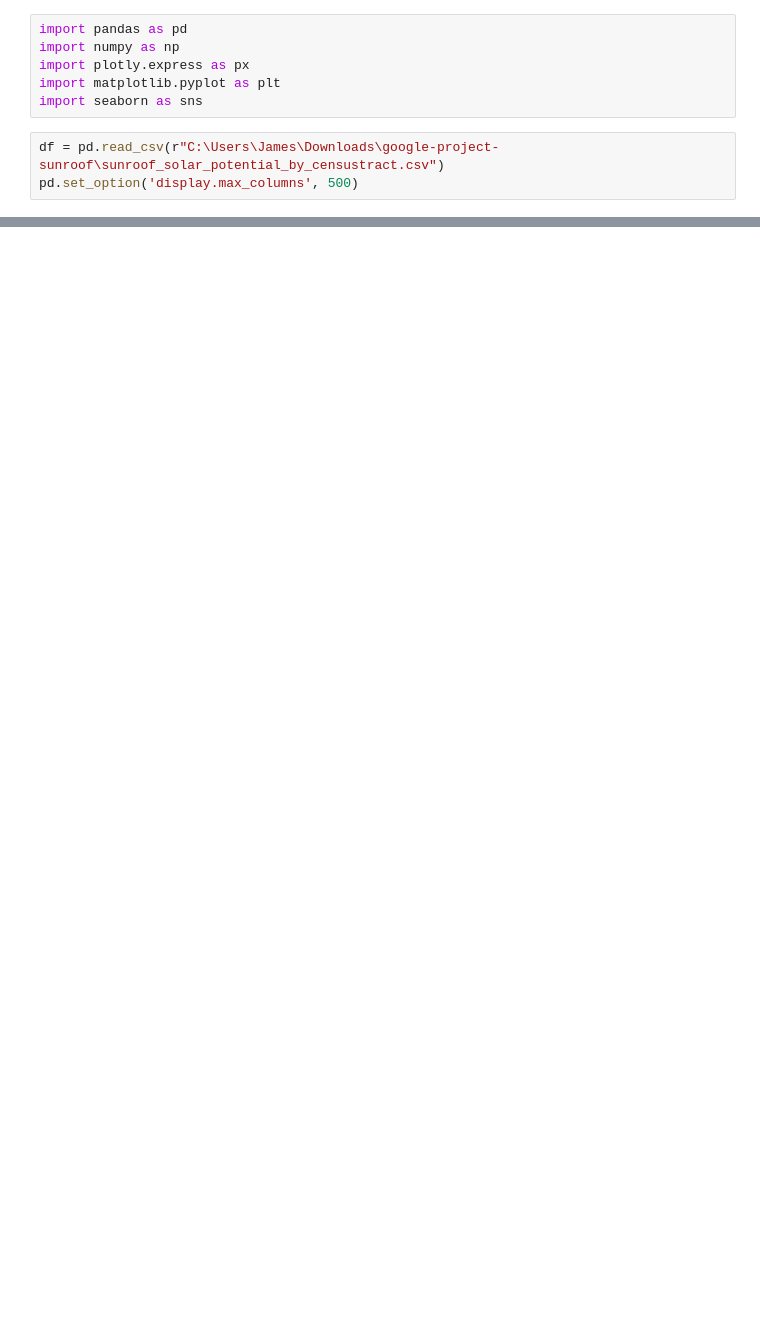
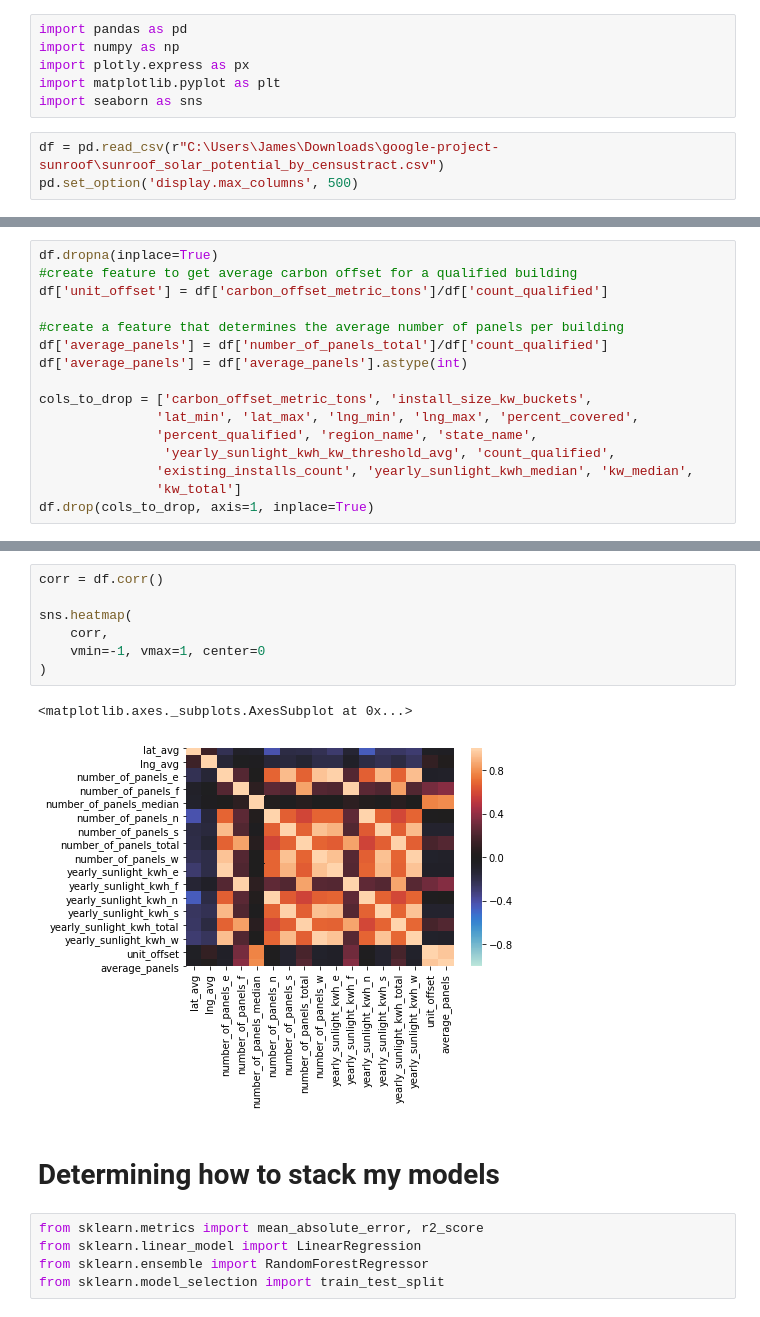
Before and after one commit to jamesluttringer2019/Project_Sunroof, a Jupyter notebook: notebooks/Exploration_and_model_training.ipynb, the cells around one changed output, grey strips where cells are left out. Cells and saved outputs as stored; diff of their text form; blank space fills up the shorter version.

```diff
--- a/notebooks/Exploration_and_model_training.ipynb
+++ b/notebooks/Exploration_and_model_training.ipynb
@@ -86,0 +19,16 @@ The mean baseline is: 15.292462562196453
+# %%
+df.dropna(inplace=True)
+#create feature to get average carbon offset for a qualified building
+df['unit_offset'] = df['carbon_offset_metric_tons']/df['count_qualified']
+
+#create a feature that determines the average number of panels per building
+df['average_panels'] = df['number_of_panels_total']/df['count_qualified']
+df['average_panels'] = df['average_panels'].astype(int)
+
+cols_to_drop = ['carbon_offset_metric_tons', 'install_size_kw_buckets',
+               'lat_min', 'lat_max', 'lng_min', 'lng_max', 'percent_covered',
+               'percent_qualified', 'region_name', 'state_name',
+                'yearly_sunlight_kwh_kw_threshold_avg', 'count_qualified',
+               'existing_installs_count', 'yearly_sunlight_kwh_median', 'kw_median',
+               'kw_total']
+df.drop(cols_to_drop, axis=1, inplace=True)
@@ -86,0 +44,17 @@ The mean baseline is: 15.292462562196453
+# %%
+corr = df.corr()
+
+sns.heatmap(
+    corr,
+    vmin=-1, vmax=1, center=0
+)
+# %% [output]
+<matplotlib.axes._subplots.AxesSubplot at 0x...>
+[figure, added]
+# %% [markdown]
+# Determining how to stack my models
+# %%
+from sklearn.metrics import mean_absolute_error, r2_score
+from sklearn.linear_model import LinearRegression
+from sklearn.ensemble import RandomForestRegressor
+from sklearn.model_selection import train_test_split
```
Also changed, not shown: parts of 54 cells of this notebook, 5 other files.
